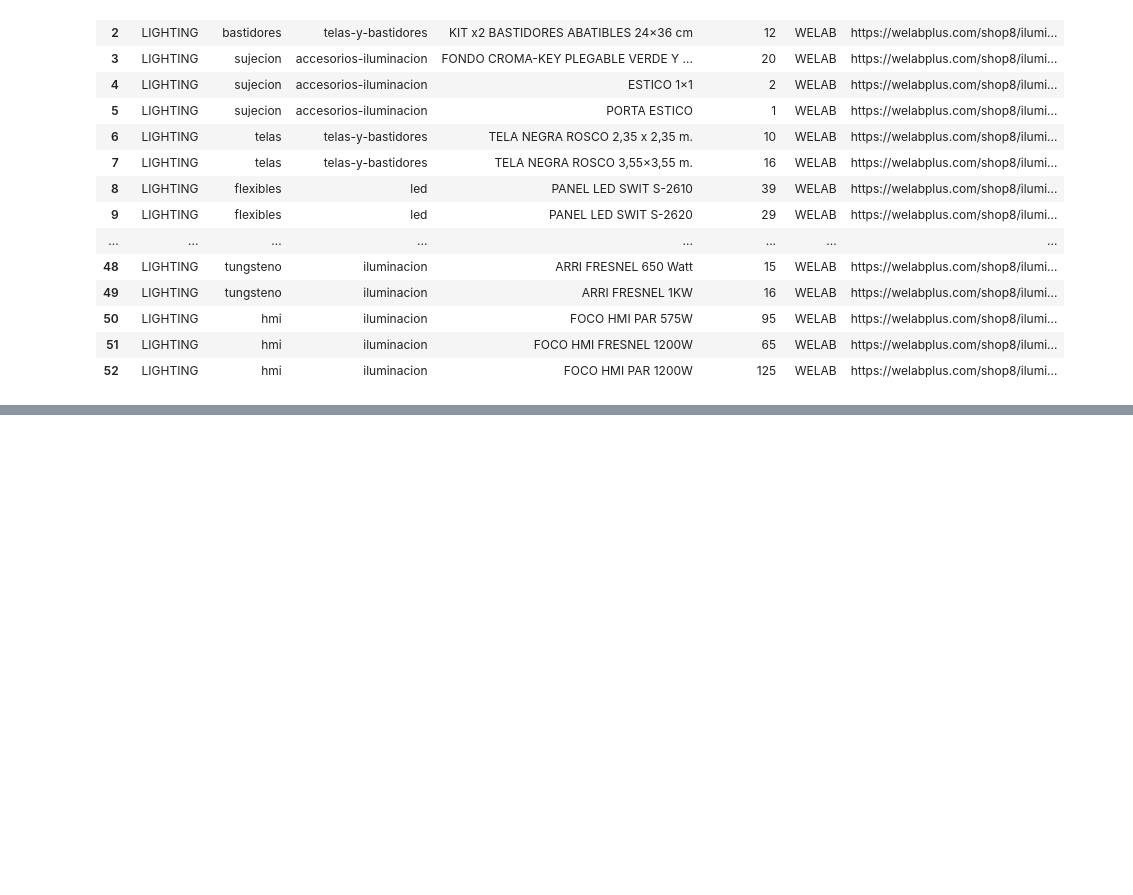
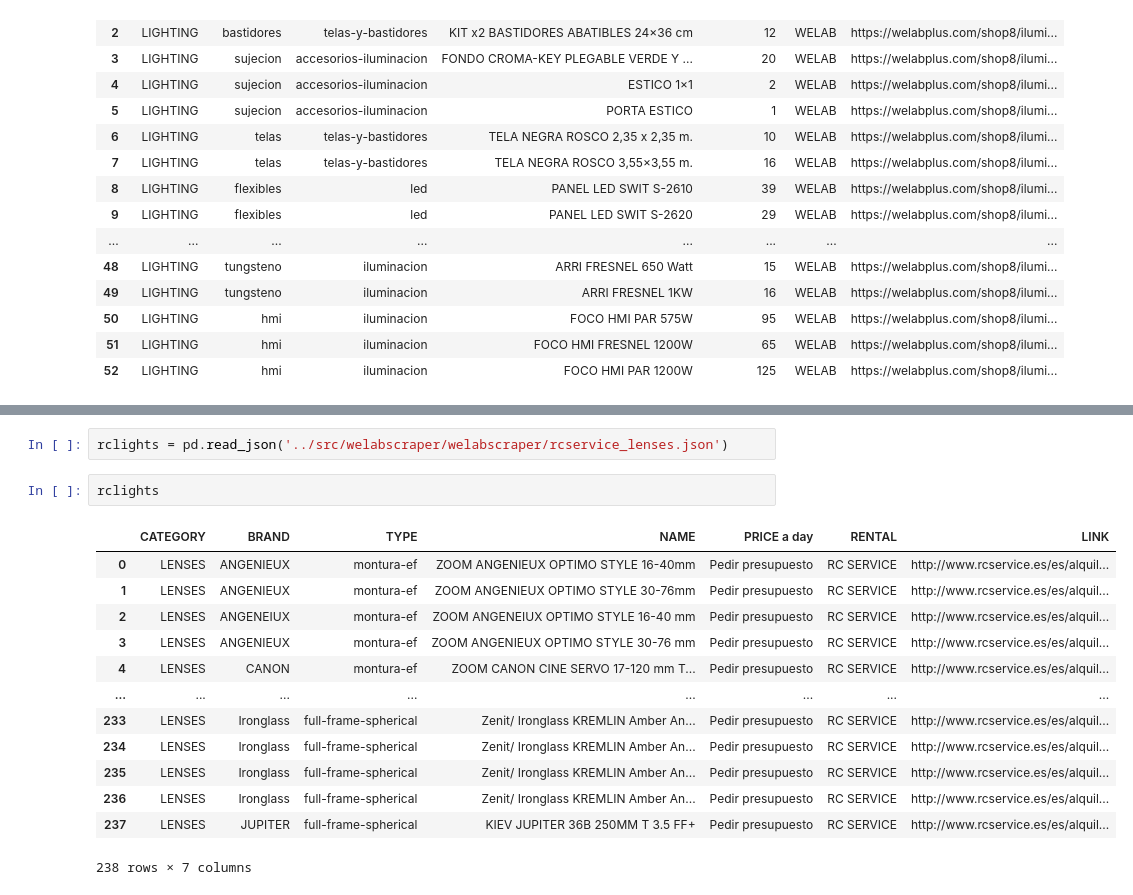
Before and after one commit to LeoBulcsu/finalproject, a Jupyter notebook: notebooks/welab.ipynb, the cells around one changed output, grey strips where cells are left out. Cells and saved outputs as stored; diff of their text form; blank space fills up the shorter version.

```diff
--- a/notebooks/welab.ipynb
+++ b/notebooks/welab.ipynb
@@ -47,0 +72,18 @@ lights
+# %%
+rclights = pd.read_json('../src/welabscraper/welabscraper/rcservice_lenses.json')
+# %%
+rclights
+# %% [output]
+|  | CATEGORY | BRAND | TYPE | NAME | PRICE a day | RENTAL | LINK |
+| 0 | LENSES | ANGENIEUX | montura-ef | ZOOM ANGENIEUX OPTIMO STYLE 16-40mm | Pedir presupuesto | RC SERVICE | http://www.rcservice.es/es/alquil... |
+| 1 | LENSES | ANGENIEUX | montura-ef | ZOOM ANGENIEUX OPTIMO STYLE 30-76mm | Pedir presupuesto | RC SERVICE | http://www.rcservice.es/es/alquil... |
+| 2 | LENSES | ANGENEIUX | montura-ef | ZOOM ANGENEIUX OPTIMO STYLE 16-40 mm | Pedir presupuesto | RC SERVICE | http://www.rcservice.es/es/alquil... |
+| 3 | LENSES | ANGENIEUX | montura-ef | ZOOM ANGENIEUX OPTIMO STYLE 30-76 mm | Pedir presupuesto | RC SERVICE | http://www.rcservice.es/es/alquil... |
+| 4 | LENSES | CANON | montura-ef | ZOOM CANON CINE SERVO 17-120 mm T... | Pedir presupuesto | RC SERVICE | http://www.rcservice.es/es/alquil... |
+| ... | ... | ... | ... | ... | ... | ... | ... |
+| 233 | LENSES | Ironglass | full-frame-spherical | Zenit/ Ironglass KREMLIN Amber An... | Pedir presupuesto | RC SERVICE | http://www.rcservice.es/es/alquil... |
+| 234 | LENSES | Ironglass | full-frame-spherical | Zenit/ Ironglass KREMLIN Amber An... | Pedir presupuesto | RC SERVICE | http://www.rcservice.es/es/alquil... |
+| 235 | LENSES | Ironglass | full-frame-spherical | Zenit/ Ironglass KREMLIN Amber An... | Pedir presupuesto | RC SERVICE | http://www.rcservice.es/es/alquil... |
+| 236 | LENSES | Ironglass | full-frame-spherical | Zenit/ Ironglass KREMLIN Amber An... | Pedir presupuesto | RC SERVICE | http://www.rcservice.es/es/alquil... |
+| 237 | LENSES | JUPITER | full-frame-spherical | KIEV JUPITER 36B 250MM T 3.5 FF+ | Pedir presupuesto | RC SERVICE | http://www.rcservice.es/es/alquil... |
+238 rows × 7 columns
```
Also changed, not shown: parts of 1 cell of this notebook, 2 other files.
